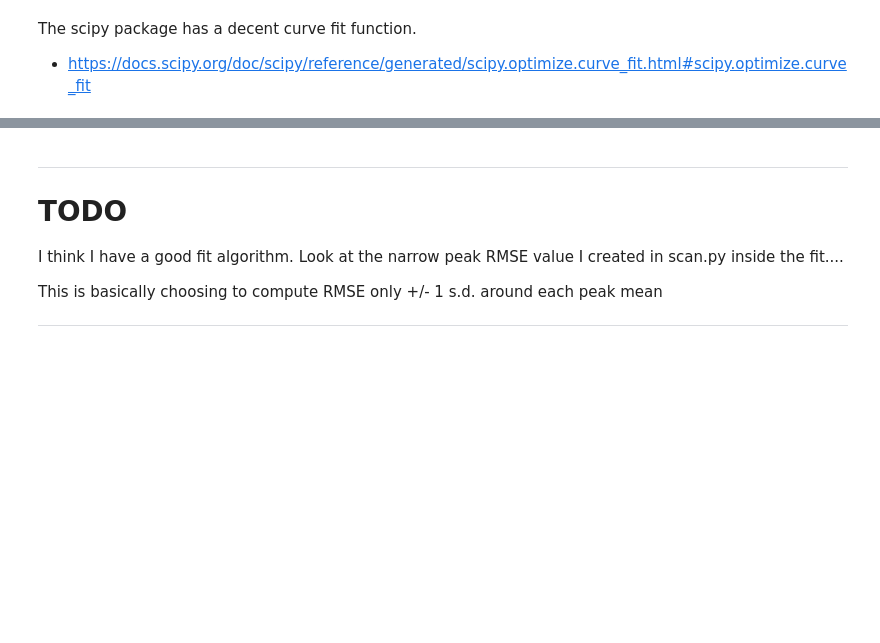
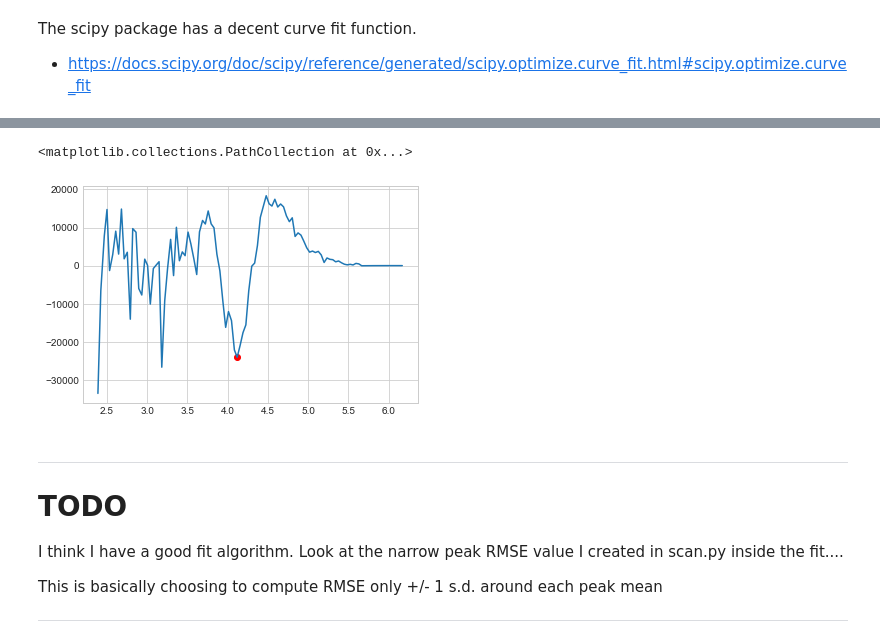
Before and after one commit to bkingcs/tdma-peak-fit, a Jupyter notebook: notebooks/curve_fit.ipynb, the cells around one changed output, grey strips where cells are left out. Saved outputs shown, nothing was run; the diff lists cells and outputs as text; code cells hidden in the pictures; blank space fills up the shorter version.

```diff
--- a/notebooks/curve_fit.ipynb
+++ b/notebooks/curve_fit.ipynb
@@ -402,0 +376,26 @@ Generating plot...
+# %%
+from htdma_code.model.scan import predict_peaks
+
+ydata = model.current_scan.total_fit_result.residuals_smoothed
+
+# i_pk = predict_peaks(model.current_scan.total_fit_result.residuals,is_scan=False)
+
+ydata = np.multiply(ydata,-1.0)
+# ydata = np.convolve(ydata,np.ones(3),'valid')/3
+# ydata = np.append([0],ydata)
+# ydata = np.append(ydata,[0])
+
+i_pk, other = scipy.signal.find_peaks(ydata,
+                                  threshold=(0,(ydata.max()-ydata.min())/4),  # Vertical distance to neighbor samples- we want it close!
+                                  distance=10, # distance to neighbor peaks
+                                  width=3, # width of the peak in samples
+                                  rel_height = 0.2,
+        prominence = ((ydata.max() - ydata.min()) / 20,
+                      (ydata.max() - ydata.min()))
+                                      )
+
+i_pk = sorted(i_pk, key=lambda x: ydata[x],reverse=True)
+ydata = model.current_scan.total_fit_result.residuals
+
+display(i_pk)
+display(other)
@@ -403,3 +413,10 @@ Generating plot...
+# %%
+fig, ax = plt.subplots()
+ax.plot(xdata,ydata)
+ax.scatter(xdata[i_pk],ydata[i_pk],c='r')
+# %% [output]
+<matplotlib.collections.PathCollection at 0x...>
+[figure, added]
 # %% [markdown]
 ---
 
```
Also changed, not shown: parts of 22 cells of this notebook, 12 other files.
